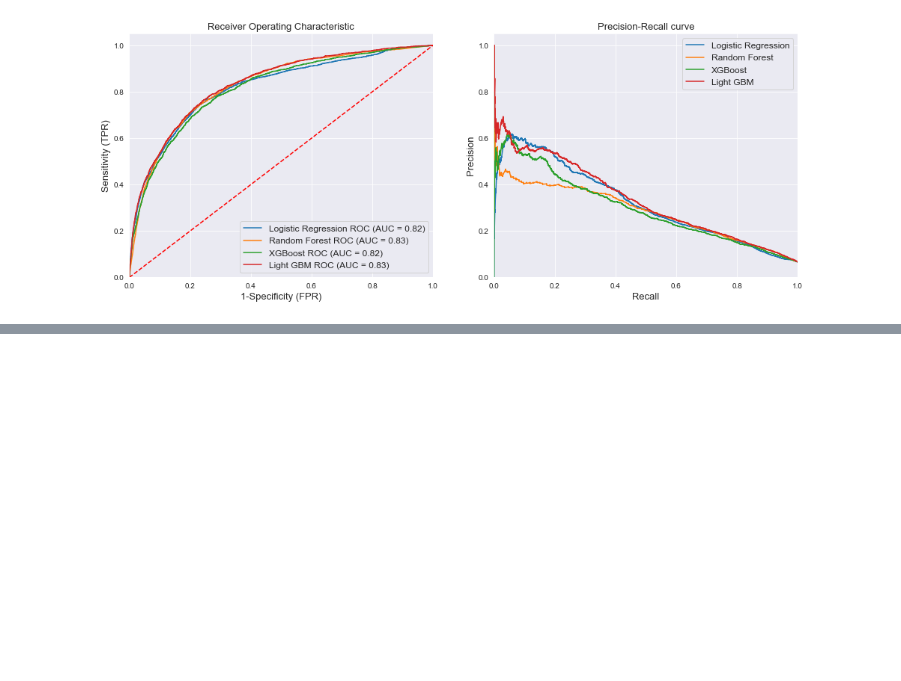
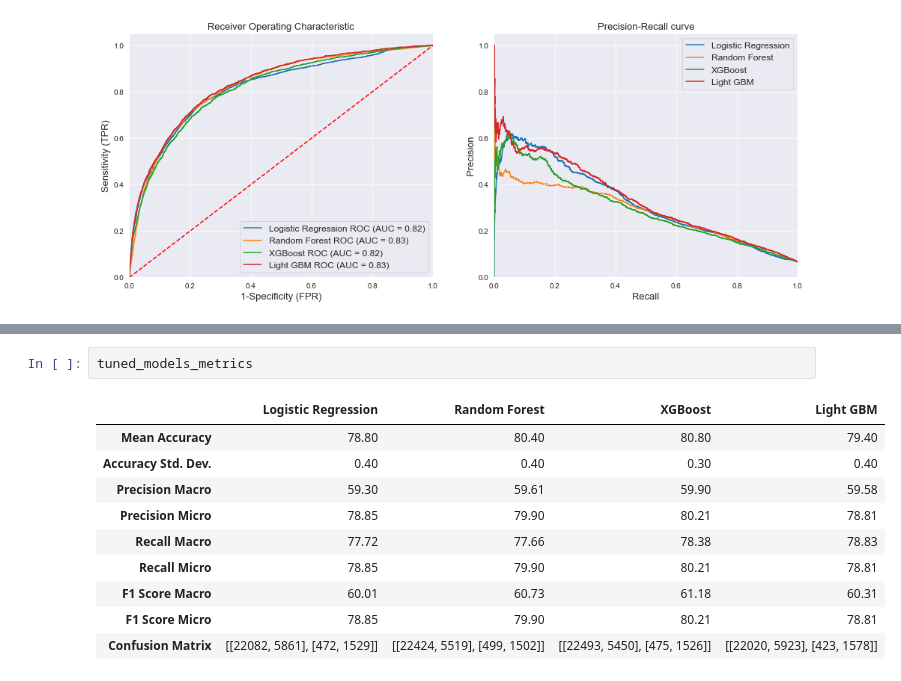
Before and after one commit to Satyendra-Mishra/Projects, a Jupyter notebook: Credit_card_default_prediction_ML/Credit_card_default_ML.ipynb, the cells around one changed output, grey strips where cells are left out. Drawn from its saved outputs; the diff is of its cells as text; blank space fills up the shorter version.

```diff
--- a/Credit_card_default_prediction_ML/Credit_card_default_ML.ipynb
+++ b/Credit_card_default_prediction_ML/Credit_card_default_ML.ipynb
@@ -1168,0 +1309,13 @@ plt.show();
+# %%
+tuned_models_metrics
+# %% [output]
+|  | Logistic Regression | Random Forest | XGBoost | Light GBM |
+| Mean Accuracy | 78.80 | 80.40 | 80.80 | 79.40 |
+| Accuracy Std. Dev. | 0.40 | 0.40 | 0.30 | 0.40 |
+| Precision Macro | 59.30 | 59.61 | 59.90 | 59.58 |
+| Precision Micro | 78.85 | 79.90 | 80.21 | 78.81 |
+| Recall Macro | 77.72 | 77.66 | 78.38 | 78.83 |
+| Recall Micro | 78.85 | 79.90 | 80.21 | 78.81 |
+| F1 Score Macro | 60.01 | 60.73 | 61.18 | 60.31 |
+| F1 Score Micro | 78.85 | 79.90 | 80.21 | 78.81 |
+| Confusion Matrix | [[22082, 5861], [472, 1529]] | [[22424, 5519], [499, 1502]] | [[22493, 5450], [475, 1526]] | [[22020, 5923], [423, 1578]] |
```
Also changed, not shown: parts of 10 cells of this notebook.
